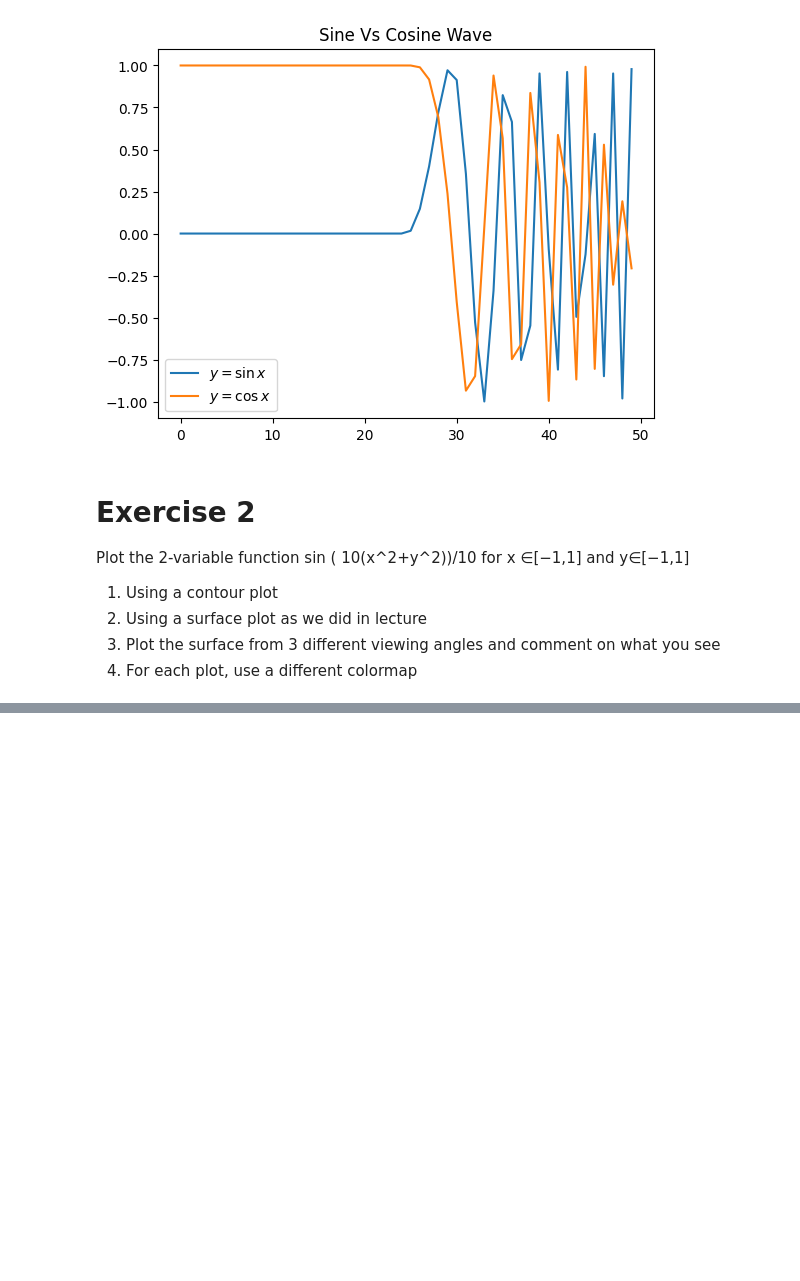
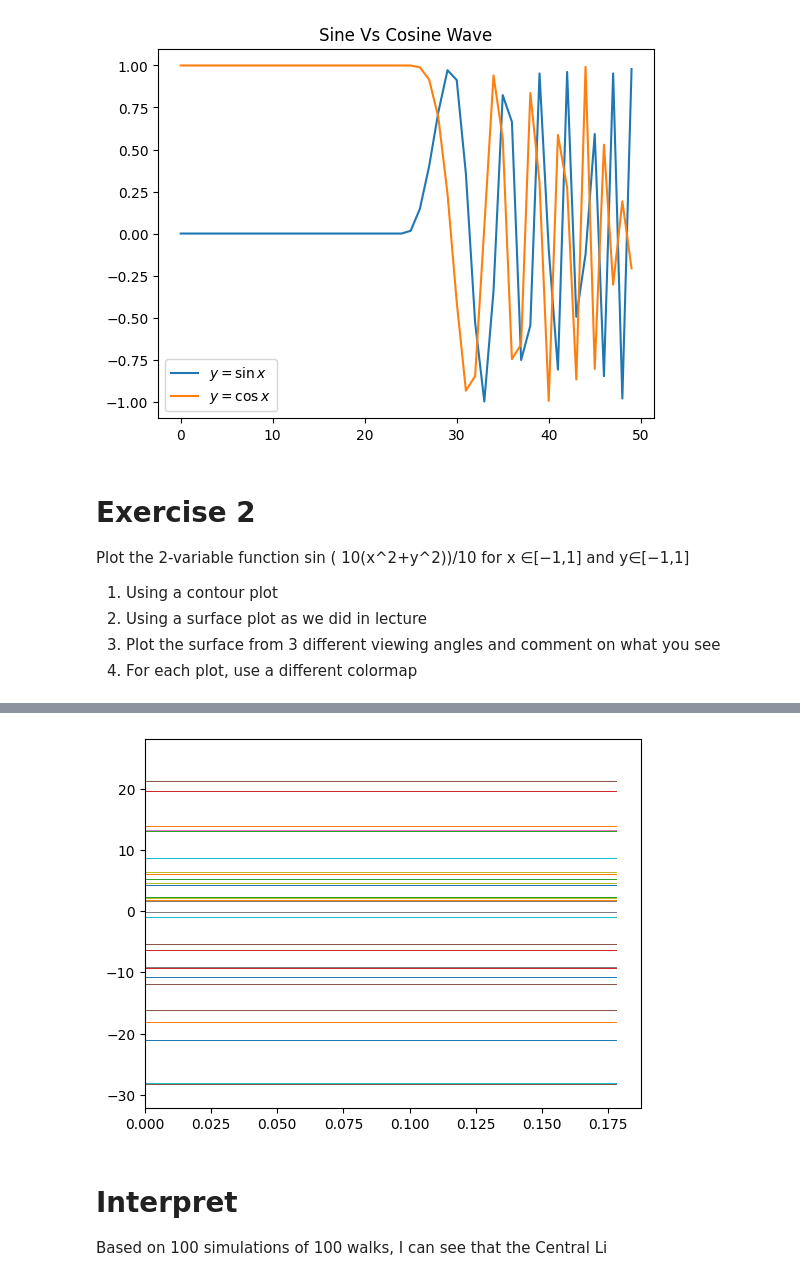
Before and after one commit to wristi/Data-3401, a Jupyter notebook: Labs/Lab8/Lab8.ipynb, the cells around one changed output, grey strips where cells are left out. Drawn from its saved outputs; the diff is of its cells as text; code cells hidden in the pictures; blank space fills up the shorter version.

```diff
--- a/Labs/Lab8/Lab8.ipynb
+++ b/Labs/Lab8/Lab8.ipynb
@@ -46,0 +66,40 @@ f_x()
+# %%
+def RandomWalk(num_steps,start_position):
+    #dims=1 #num of dimensions, this is 1D though
+
+    #left_right = [-1,0,1]
+    #origin = np.zeros([1,dims])
+    #walk= np.random.choice(left_right, shape=step_shape)
+    for i in range(num_steps):
+        pick_step = np.random.randint(0,2)
+        if pick_step == 1:
+            start_position += 1
+        elif pick_step == 0:
+            start_position += -1
+    return start_position
+
+def SimulateRandomWalk(numsims,num_steps,start_position):
+    step_shape = []
+
+    for i in range(numsims):
+        steps = RandomWalk(num_steps,start_position)
+        step_shape.append(steps)
+        path = np.array([step_shape])
+
+    return path
+
+RandomWalk(1000,0)
+path= SimulateRandomWalk(100,100,0)
+
+
+#plt.hist(SimulateRandomWalk,bins=15)
+# %%
+#my computer cant run numsims>100
+path= SimulateRandomWalk(100,100,0)
+plt.hist(path, bins=10, density=True,histtype='bar', orientation='horizontal')
+plt.show()
+# %% [output]
+[figure, added]
+# %% [markdown]
+# Interpret
+Based on 100 simulations of 100 walks, I can see that the Central Li
```
Also changed, not shown: parts of 3 cells of this notebook.
